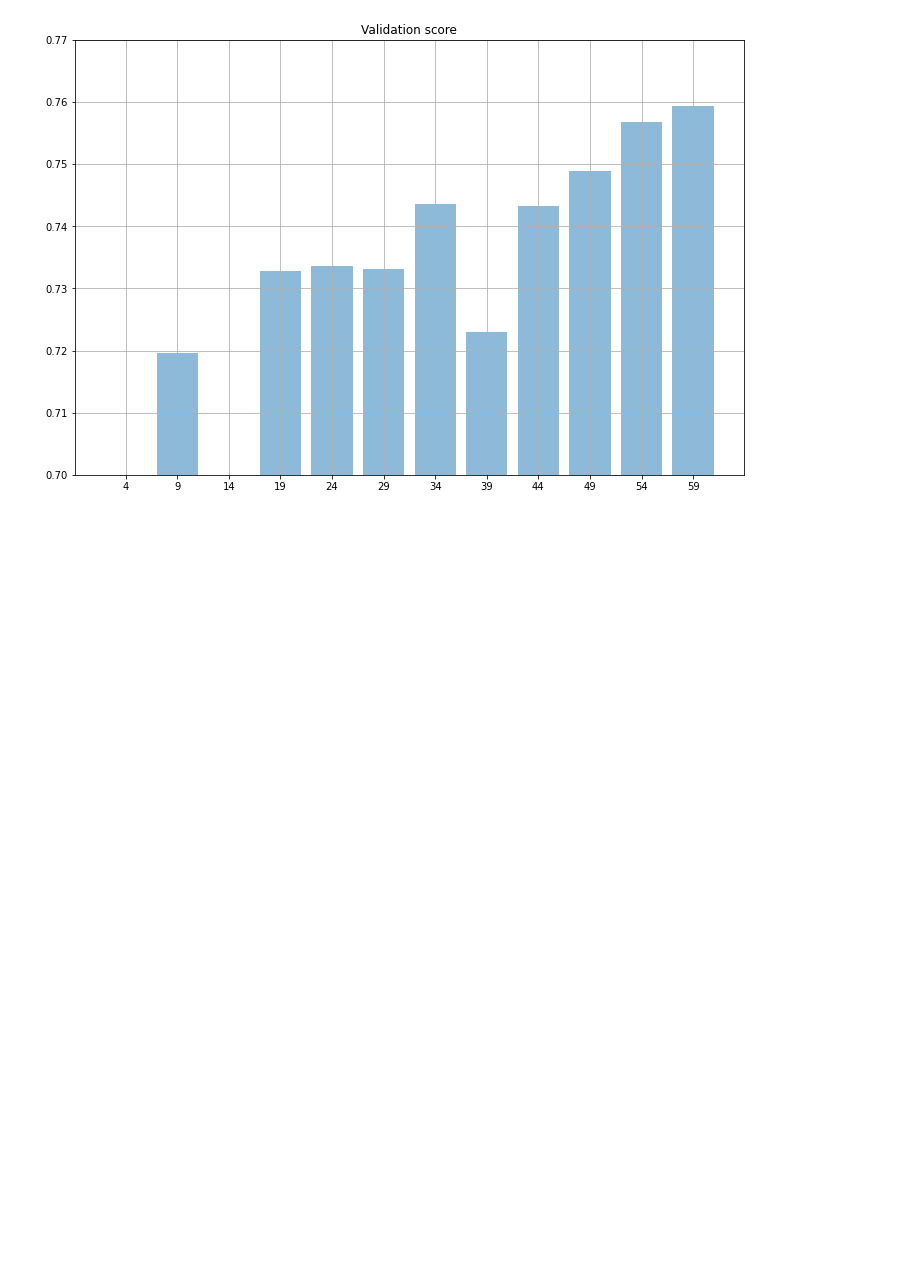
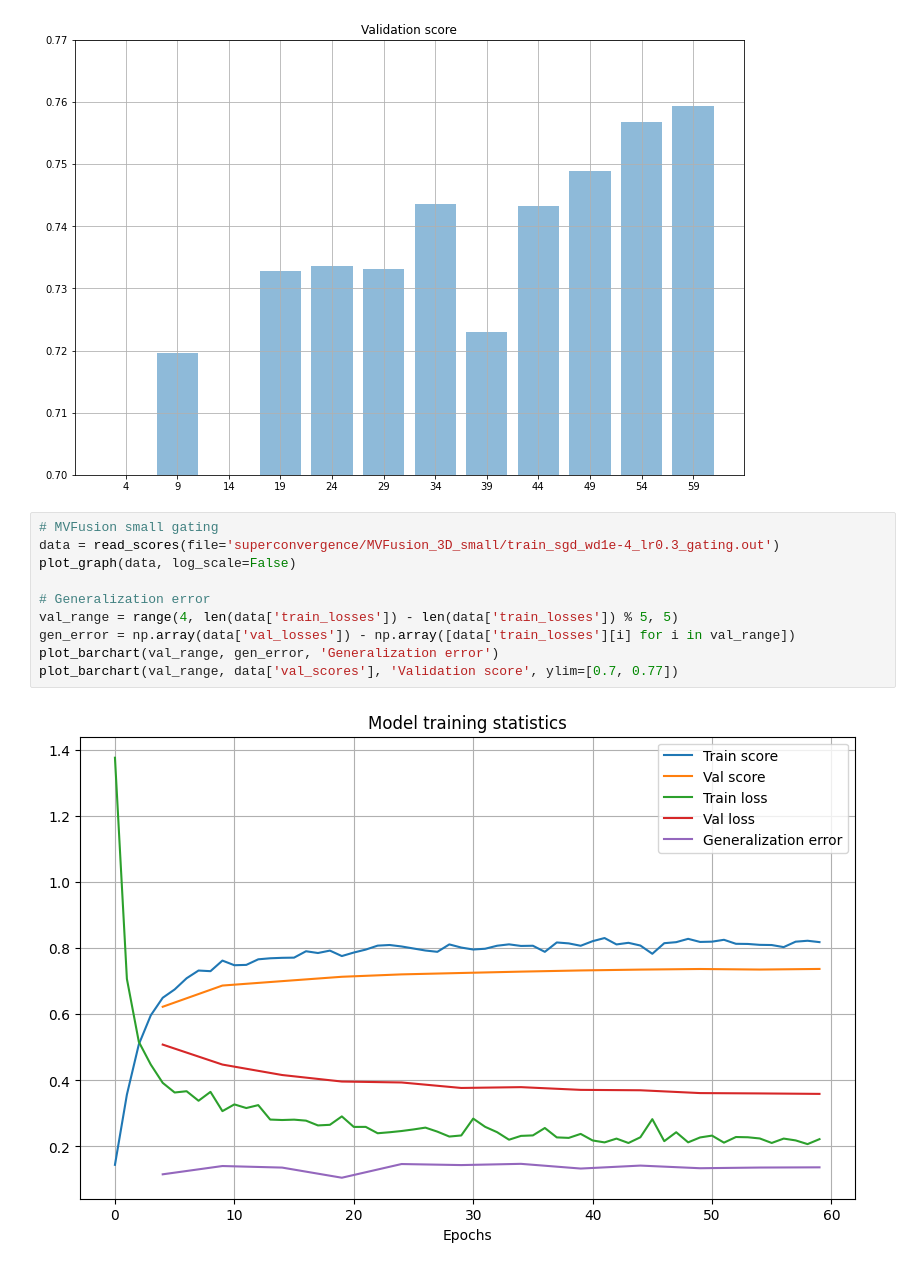
Before and after one commit to fsun2000/DeepViewAgg, a Jupyter notebook: notebooks/superconvergence.ipynb, the cells around one changed output. Drawn from its saved outputs; the diff is of its cells as text; blank space fills up the shorter version.

Commit message:
add gating experiment + fixed updating n_views config in dataset __getitem__

```diff
--- a/notebooks/superconvergence.ipynb
+++ b/notebooks/superconvergence.ipynb
@@ -197,3 +194,15 @@ plot_barchart(val_range, data['val_scores'], 'Validation score', ylim=[0.7, 0.77
 [figure]
 [figure]
 [figure]
+# %%
+# MVFusion small gating
+data = read_scores(file='superconvergence/MVFusion_3D_small/train_sgd_wd1e-4_lr0.3_gating.out')
+plot_graph(data, log_scale=False)
+
+# Generalization error
+val_range = range(4, len(data['train_losses']) - len(data['train_losses']) % 5, 5)
+gen_error = np.array(data['val_losses']) - np.array([data['train_losses'][i] for i in val_range])
+plot_barchart(val_range, gen_error, 'Generalization error')
+plot_barchart(val_range, data['val_scores'], 'Validation score', ylim=[0.7, 0.77])
+# %% [output]
+[figure, added]
```
Also changed, not shown: parts of 6 cells of this notebook, 8 other files.
